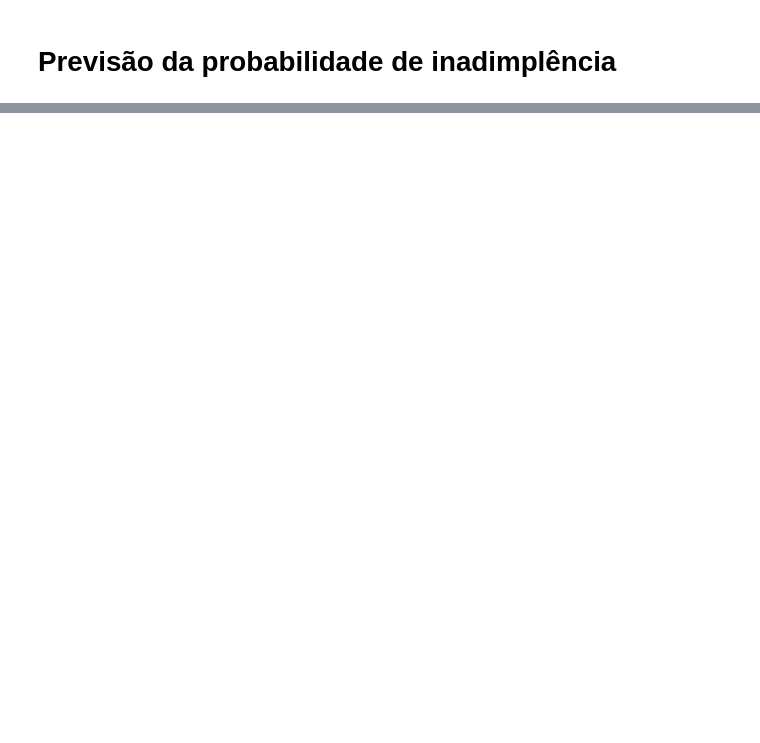
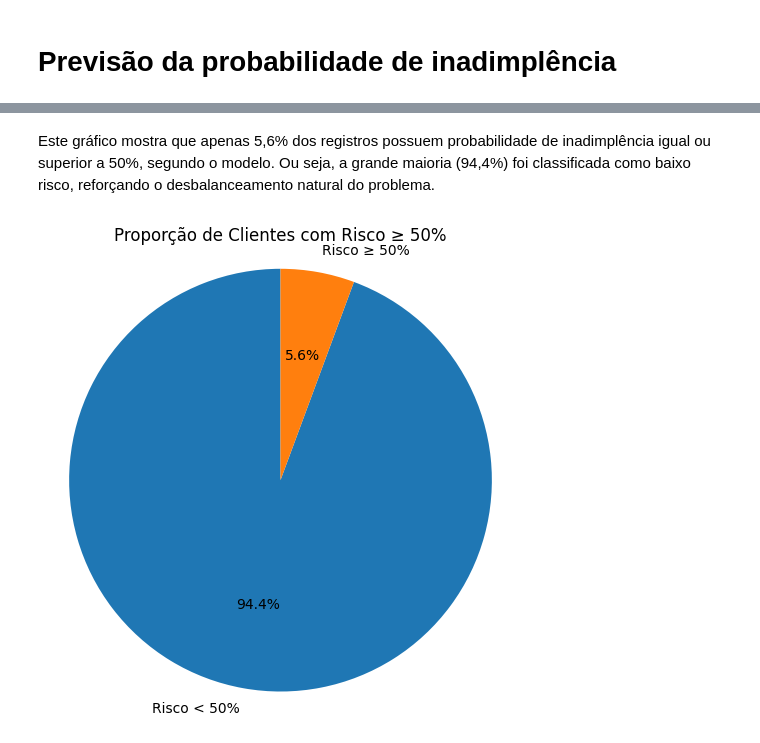
Before and after one commit to mmdes/default-risk-analysis, a Jupyter notebook: notebooks/predict_test_data.ipynb, the cells around one changed output, grey strips where cells are left out. Saved outputs shown, nothing was run; the diff lists cells and outputs as text; code cells hidden in the pictures; blank space fills up the shorter version.

Commit message:
Predição realizada com sucesso. Vai para o main.

```diff
--- a/notebooks/predict_test_data.ipynb
+++ b/notebooks/predict_test_data.ipynb
@@ -141,0 +184,23 @@ print(objeto)
+# %% [markdown]
+Este gráfico mostra que apenas 5,6% dos registros possuem probabilidade de inadimplência igual ou superior a 50%, segundo o modelo.
+Ou seja, a grande maioria (94,4%) foi classificada como baixo risco, reforçando o desbalanceamento natural do problema.
+# %%
+# Filtro para clientes com probabilidade >= 0.5
+alto_risco = submissao_case['PROBABILIDADE_INADIMPLENCIA'] >= 0.5
+
+# Contagens
+n_alto_risco = alto_risco.sum()
+n_baixo_risco = len(submissao_case) - n_alto_risco
+
+# Dados para o gráfico
+labels = ['Risco < 50%', 'Risco ≥ 50%']
+sizes = [n_baixo_risco, n_alto_risco]
+
+# Gráfico de pizza
+plt.figure(figsize=(6, 6))
+plt.pie(sizes, labels=labels, autopct='%.1f%%', startangle=90)
+plt.title('Proporção de Clientes com Risco ≥ 50%')
+plt.axis('equal')
+plt.show()
+# %% [output]
+[figure, added]
```
Also changed, not shown: parts of 28 cells of this notebook, 3 other files.
